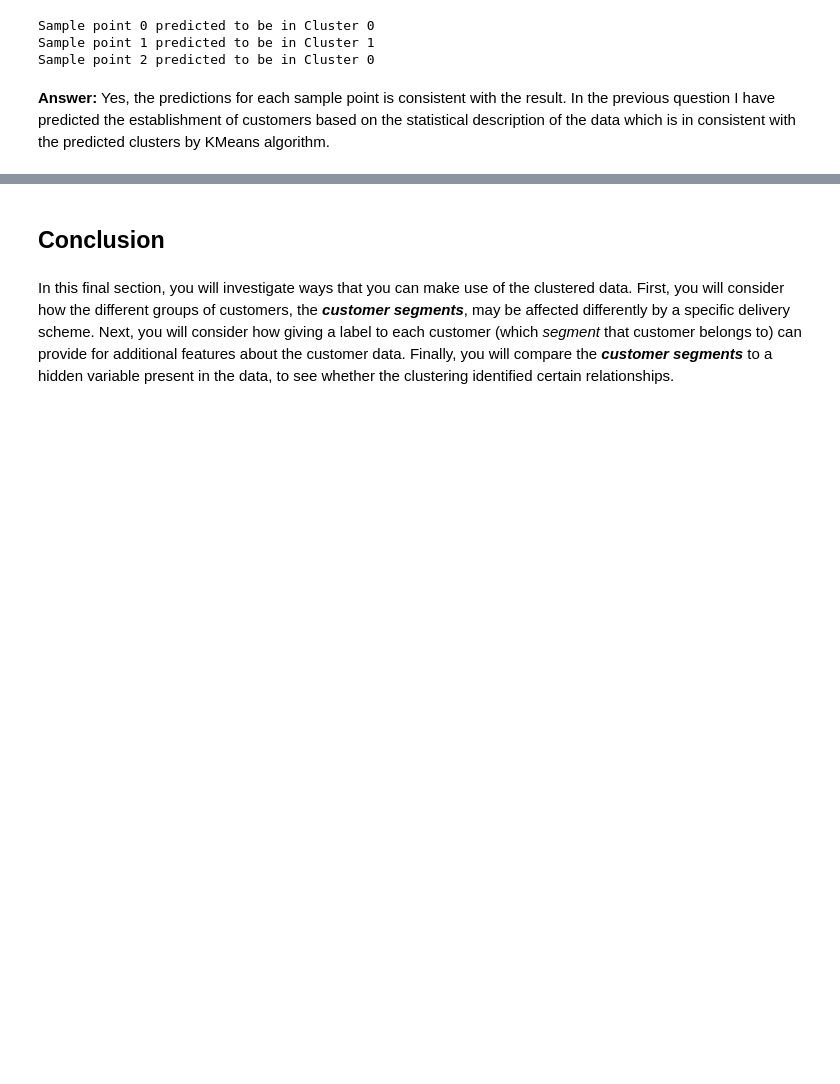
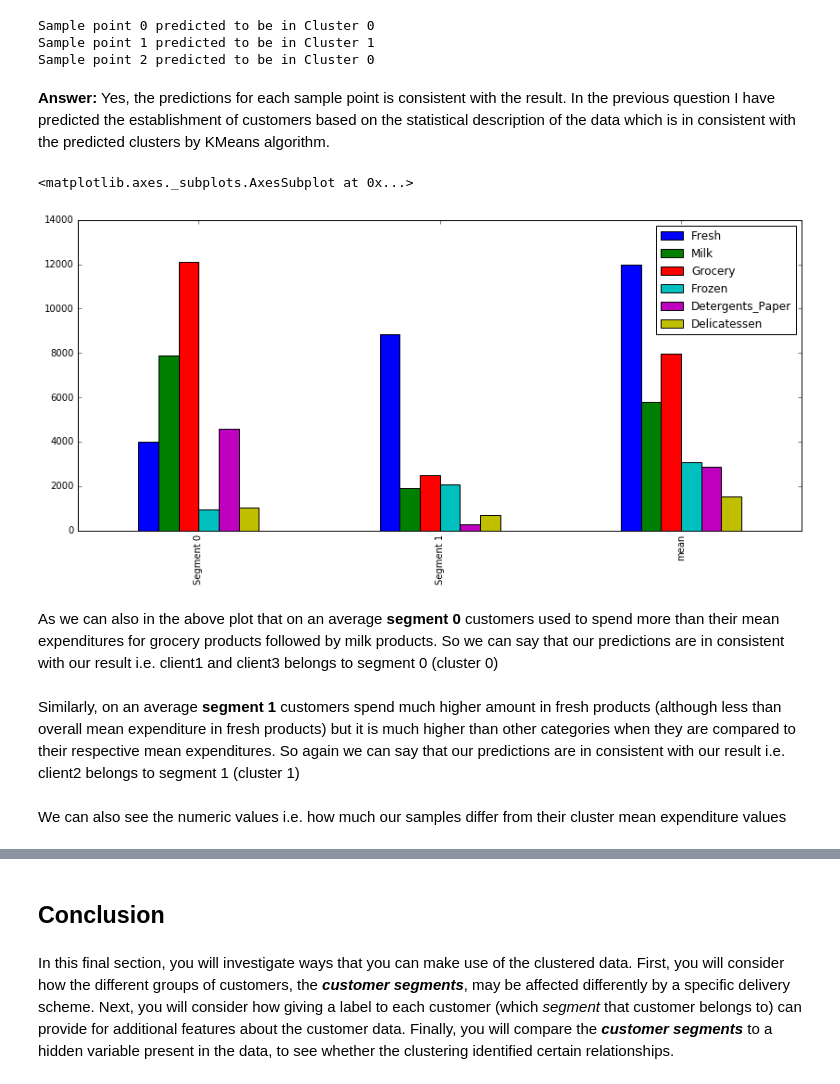
Before and after one commit to bhaskarjitsarmah/customer_segments, a Jupyter notebook: customer_segments.ipynb, the cells around one changed output, grey strips where cells are left out. Cells and saved outputs as stored; diff of their text form; code cells hidden in the pictures; blank space fills up the shorter version.

```diff
--- a/customer_segments.ipynb
+++ b/customer_segments.ipynb
@@ -524,3 +532,16 @@ Sample point 1 predicted to be in Cluster 1
 Sample point 2 predicted to be in Cluster 0
 # %% [markdown]
 **Answer:** Yes, the predictions for each sample point is consistent with the result. In the previous question I have predicted the establishment of customers based on the statistical description of the data which is in consistent with the predicted clusters by KMeans algorithm.
+# %%
+cluster_bar = true_centers.append(data.describe().loc['mean'])
+cluster_bar.index = ['Segment 0', 'Segment 1', 'mean']
+cluster_bar.plot(kind='bar', figsize=(14,6))
+# %% [output]
+<matplotlib.axes._subplots.AxesSubplot at 0x...>
+[figure, added]
+# %% [markdown]
+As we can also in the above plot that on an average **segment 0** customers used to spend more than their mean expenditures for grocery products followed by milk products. So we can say that our predictions are in consistent with our result i.e. client1 and client3 belongs to segment 0 (cluster 0)
+# %% [markdown]
+Similarly, on an average **segment 1** customers spend much higher amount in fresh products (although less than overall mean expenditure in fresh products) but it is much higher than other categories when they are compared to their respective mean expenditures. So again we can say that our predictions are in consistent with our result i.e. client2 belongs to segment 1 (cluster 1)
+# %% [markdown]
+We can also see the numeric values i.e. how much our samples differ from their cluster mean expenditure values
```
Also changed, not shown: parts of 14 cells of this notebook.
